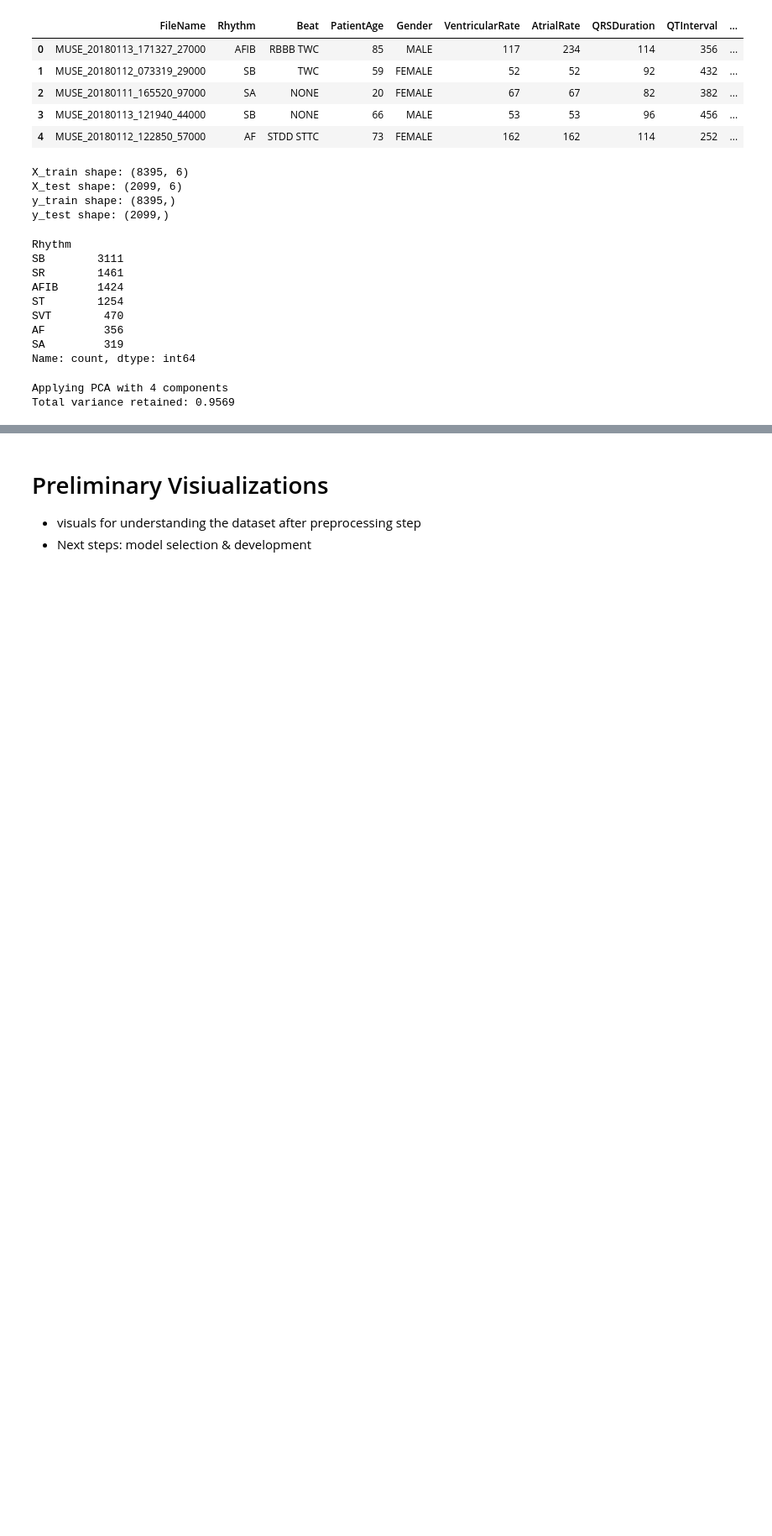
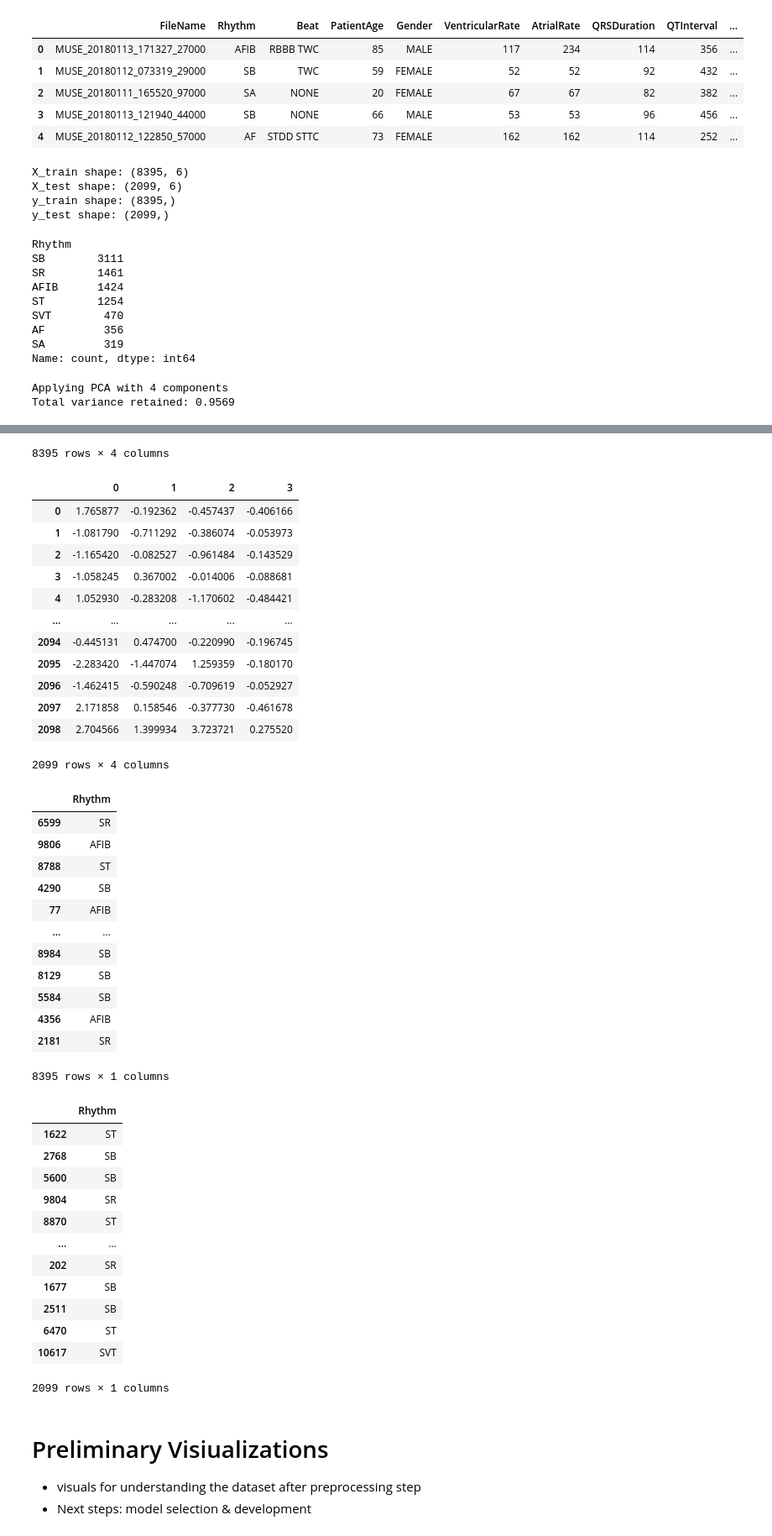
Before and after one commit to mlhbui/ml-ecg, a Jupyter notebook: src/Bui_EKG_ML_Model.ipynb, the cells around one changed output, grey strips where cells are left out. Shown: that part at 84% size. Drawn from its saved outputs; the diff is of its cells as text; code cells hidden in the pictures; blank space fills up the shorter version.

```diff
--- a/src/Bui_EKG_ML_Model.ipynb
+++ b/src/Bui_EKG_ML_Model.ipynb
@@ -331,0 +222,14 @@ display(df_X_test_pca)
+# %%
+# To dataframe format
+df_X_train = pd.DataFrame(X_train)
+display(df_X_train)
+
+df_X_test = pd.DataFrame(X_test)
+display(df_X_test)
+
+df_y_train = pd.DataFrame(y_train)
+display(df_y_train)
+
+df_y_test = pd.DataFrame(y_test)
+display(df_y_test)
+# %% [output]
@@ -332,3 +248,43 @@ display(df_X_test_pca)
+8395 rows × 4 columns
+|  | 0 | 1 | 2 | 3 |
+| 0 | 1.765877 | -0.192362 | -0.457437 | -0.406166 |
+| 1 | -1.081790 | -0.711292 | -0.386074 | -0.053973 |
+| 2 | -1.165420 | -0.082527 | -0.961484 | -0.143529 |
+| 3 | -1.058245 | 0.367002 | -0.014006 | -0.088681 |
+| 4 | 1.052930 | -0.283208 | -1.170602 | -0.484421 |
+| ... | ... | ... | ... | ... |
+| 2094 | -0.445131 | 0.474700 | -0.220990 | -0.196745 |
+| 2095 | -2.283420 | -1.447074 | 1.259359 | -0.180170 |
+| 2096 | -1.462415 | -0.590248 | -0.709619 | -0.052927 |
+| 2097 | 2.171858 | 0.158546 | -0.377730 | -0.461678 |
+| 2098 | 2.704566 | 1.399934 | 3.723721 | 0.275520 |
+2099 rows × 4 columns
+|  | Rhythm |
+| 6599 | SR |
+| 9806 | AFIB |
+| 8788 | ST |
+| 4290 | SB |
+| 77 | AFIB |
+| ... | ... |
+| 8984 | SB |
+| 8129 | SB |
+| 5584 | SB |
+| 4356 | AFIB |
+| 2181 | SR |
+8395 rows × 1 columns
+|  | Rhythm |
+| 1622 | ST |
+| 2768 | SB |
+| 5600 | SB |
+| 9804 | SR |
+| 8870 | ST |
+| ... | ... |
+| 202 | SR |
+| 1677 | SB |
+| 2511 | SB |
+| 6470 | ST |
+| 10617 | SVT |
+2099 rows × 1 columns
 # %% [markdown]
 # Preliminary Visiualizations
 - visuals for understanding the dataset after preprocessing step
```
Also changed, not shown: parts of 37 cells of this notebook.
